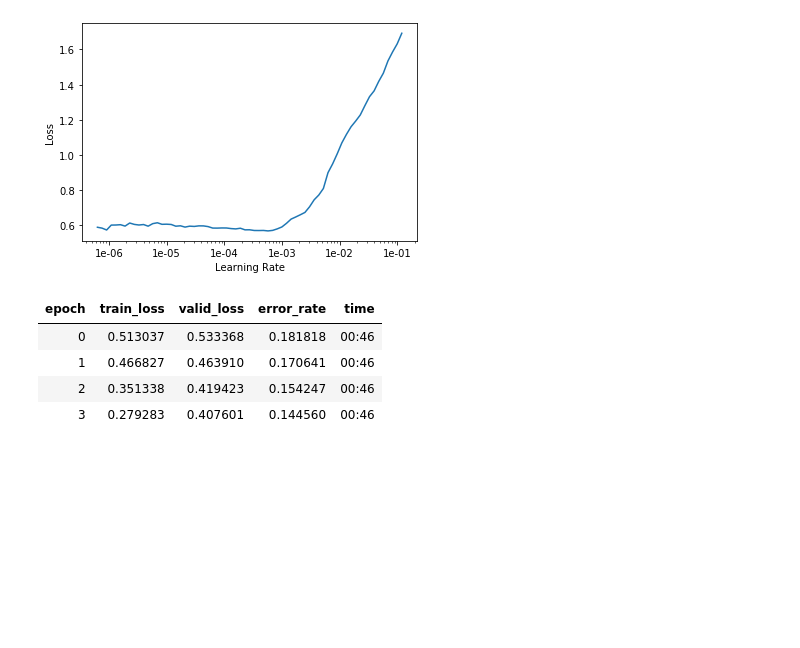
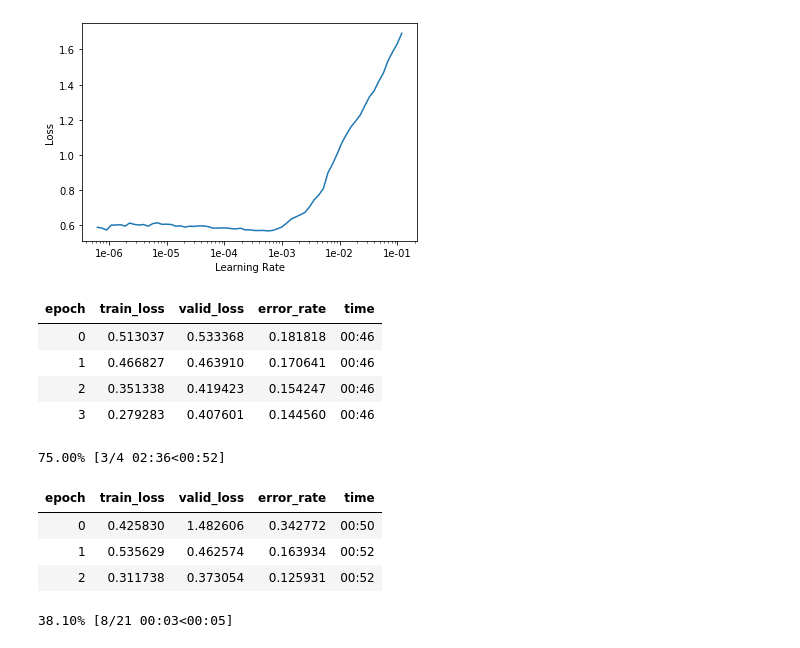
Before and after one commit to ruizjme/fast-ai-DL-2019, a Jupyter notebook: 1-image-classification/1-image-classification.ipynb, the cells around one changed output. Cells and saved outputs as stored; diff of their text form; code cells hidden in the pictures; blank space fills up the shorter version.

```diff
--- a/1-image-classification/1-image-classification.ipynb
+++ b/1-image-classification/1-image-classification.ipynb
@@ -159,0 +162,9 @@ learn.fit_one_cycle(4, max_lr=slice(1e-6,1e-3))
+# %%
+learn.fit_one_cycle(4, max_lr=slice(1e-4,1e-3))
+# %% [output]
+75.00% [3/4 02:36<00:52]
+| epoch | train_loss | valid_loss | error_rate | time |
+| 0 | 0.425830 | 1.482606 | 0.342772 | 00:50 |
+| 1 | 0.535629 | 0.462574 | 0.163934 | 00:52 |
+| 2 | 0.311738 | 0.373054 | 0.125931 | 00:52 |
+38.10% [8/21 00:03<00:05]
```
Also changed, not shown: parts of 1 cell of this notebook, 1 other file.
